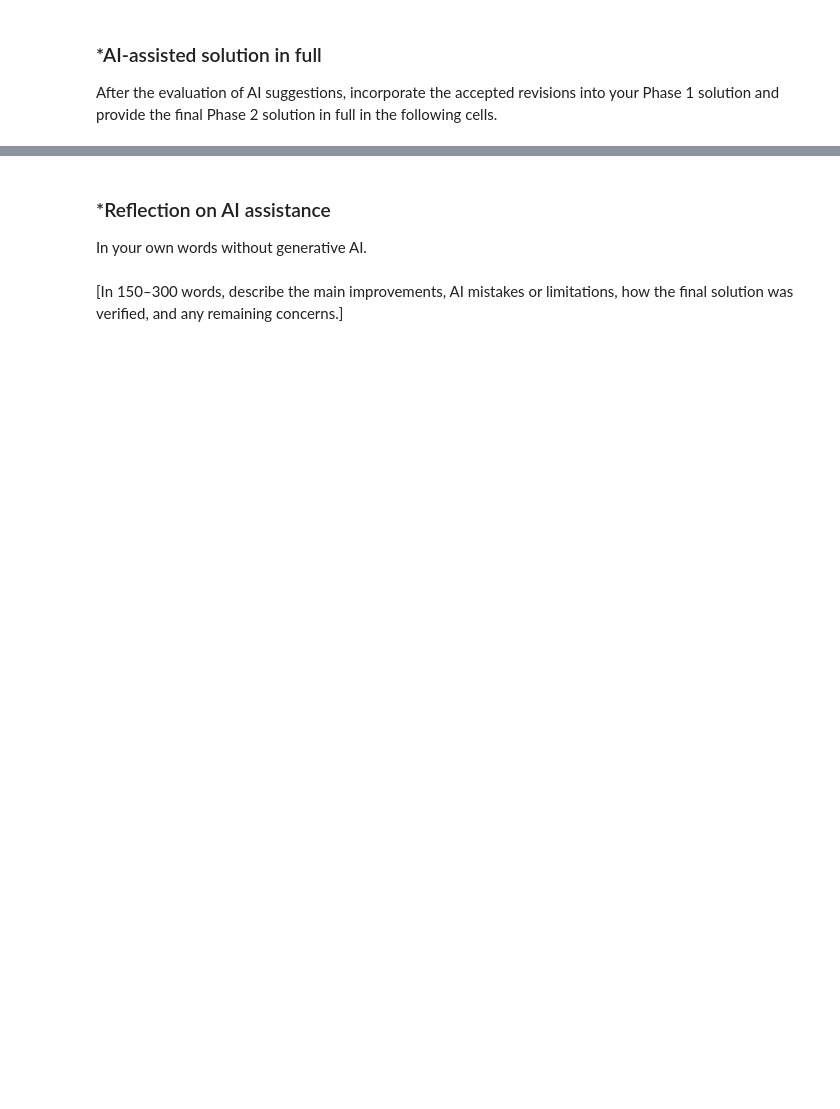
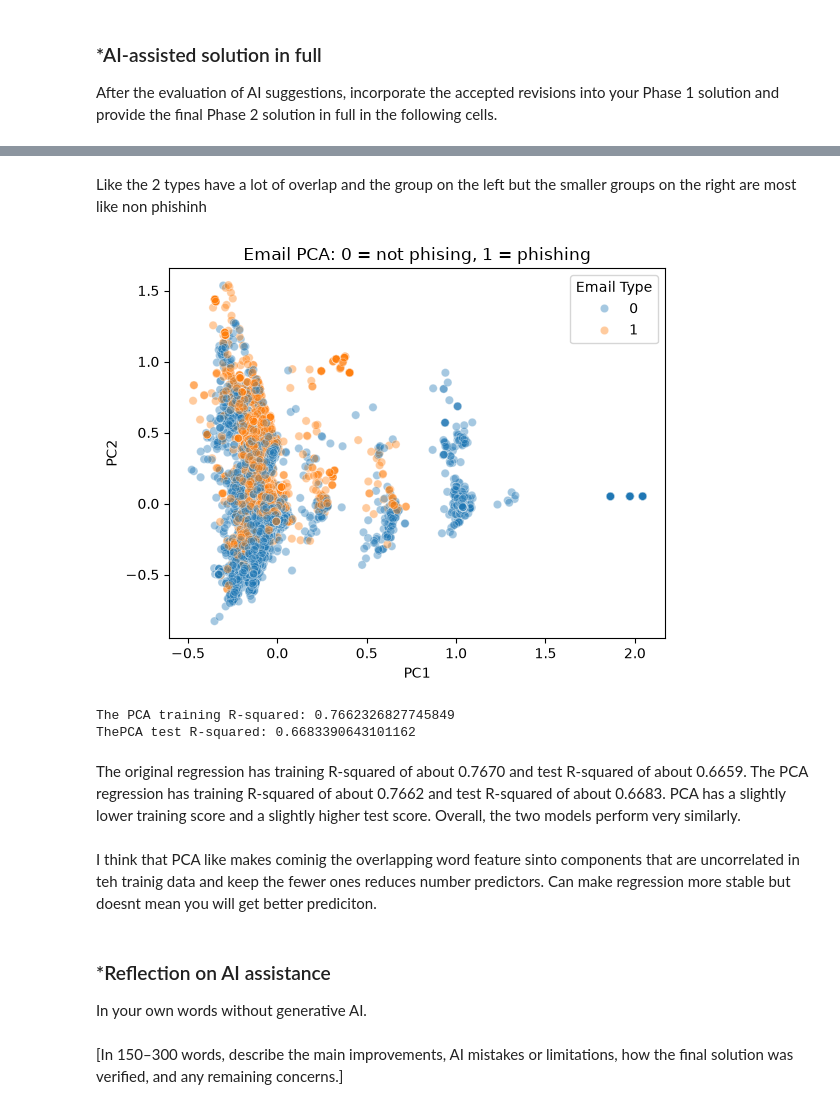
Before and after one commit to singhEkamjots/A05-pca, a Jupyter notebook: notebook.ipynb, the cells around one changed output, grey strips where cells are left out. Cells and saved outputs as stored; diff of their text form; code cells hidden in the pictures; blank space fills up the shorter version.

```diff
--- a/notebook.ipynb
+++ b/notebook.ipynb
@@ -166,0 +206,12 @@ After the evaluation of AI suggestions, incorporate the accepted revisions into
+# %%
+df = pd.read_parquet("data/Phishing_clean.parquet")
+X = df.drop(columns="Email Type")
+y = df["Email Type"]
+
+X_train, X_test, y_train, y_test = train_test_split(
+    X, y, test_size=0.2, random_state=42
+)
+
+model = LinearRegression().fit(X_train, y_train)
+print("The Training R-squared:", model.score(X_train, y_train))
+print("The Test R-squared:", model.score(X_test, y_test))
@@ -167,3 +237,31 @@ After the evaluation of AI suggestions, incorporate the accepted revisions into
+# %% [markdown]
+Like the 2 types have a lot of overlap and the group on the left but the smaller groups on the right are most like non phishinh
+# %%
+pca = PCA(n_components=2).fit(X)
+X_pca = pca.transform(X)
+
+sns.scatterplot(x=X_pca[:, 0], y=X_pca[:, 1], hue=y, alpha=0.4)
+plt.xlabel("PC1")
+plt.ylabel("PC2")
+plt.title("Email PCA: 0 = not phising, 1 = phishing")
+plt.show()
+# %% [output]
+[figure, added]
+# %%
+pca = PCA(n_components=2610).fit(X_train)
+X_train_pca = pca.transform(X_train)
+X_test_pca = pca.transform(X_test)
+
+pca_model = LinearRegression().fit(X_train_pca, y_train)
+print("The PCA training R-squared:", pca_model.score(X_train_pca, y_train))
+print("ThePCA test R-squared:", pca_model.score(X_test_pca, y_test))
+# %% [output]
+The PCA training R-squared: 0.7662326827745849
+ThePCA test R-squared: 0.6683390643101162
+# %% [markdown]
+The original regression has training R-squared of about 0.7670 and test R-squared of about 0.6659. The PCA regression has training R-squared of about 0.7662 and test R-squared of about 0.6683. PCA has a slightly lower training score and a slightly higher test score. Overall, the two models perform very similarly.
+# %% [markdown]
+I think that PCA like makes cominig the overlapping word feature sinto components that are uncorrelated in teh trainig data and keep the fewer ones reduces number predictors. Can make regression more stable but doesnt mean you will get better prediciton.
 # %% [markdown]
 ### *Reflection on AI assistance
 In your own words without generative AI.
```
Also changed, not shown: parts of 14 cells of this notebook.
